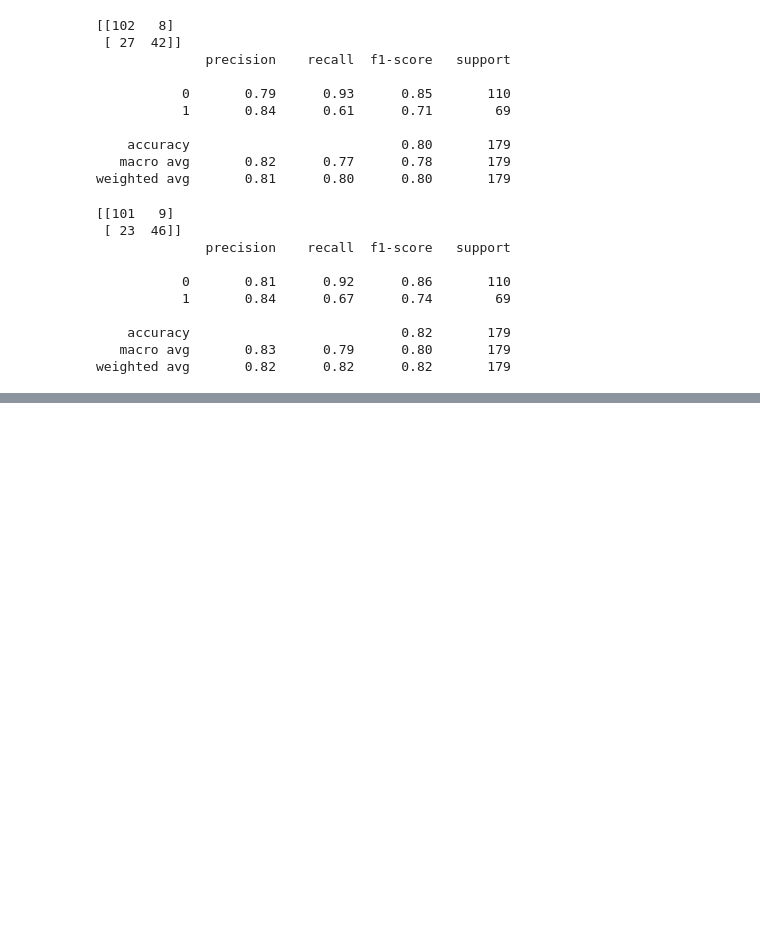
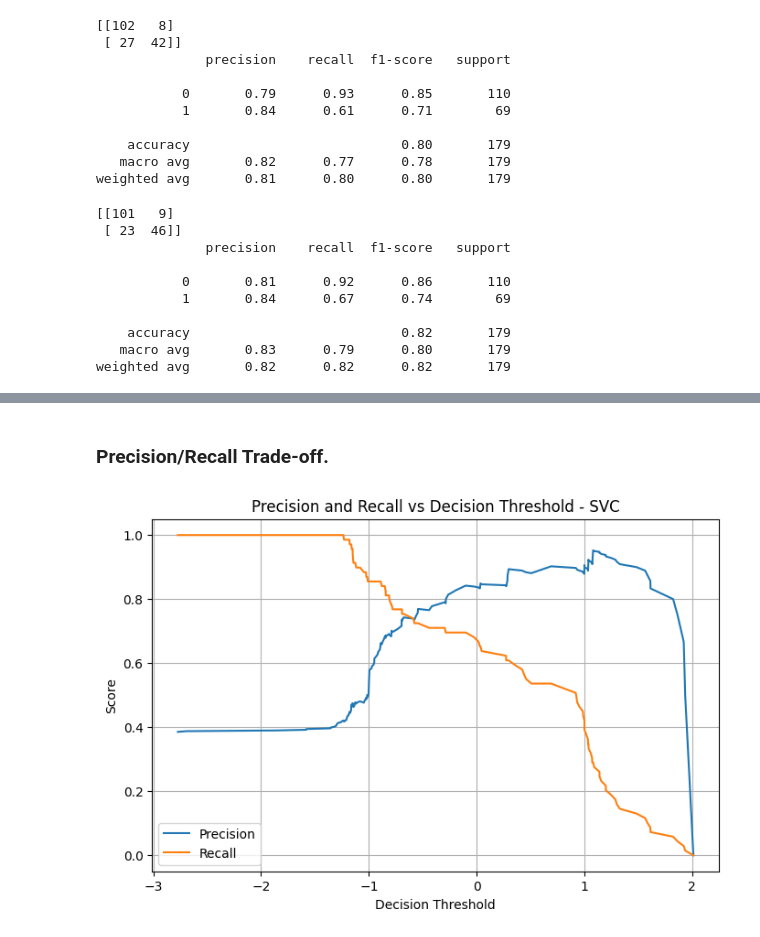
Before and after one commit to tyudope/hands-on-ml-geron, a Jupyter notebook: part_01_fundamentals_of_machine_learning/chapter_03_classification/titanic/titanic_classifier.ipynb, the cells around one changed output, grey strips where cells are left out. Drawn from its saved outputs; the diff is of its cells as text; code cells hidden in the pictures; blank space fills up the shorter version.

```diff
--- a/part_01_fundamentals_of_machine_learning/chapter_03_classification/titanic/titanic_classifier.ipynb
+++ b/part_01_fundamentals_of_machine_learning/chapter_03_classification/titanic/titanic_classifier.ipynb
@@ -553,0 +603,21 @@ weighted avg       0.82      0.82      0.82       179
+# %% [markdown]
+### Precision/Recall Trade-off.
+# %%
+y_val_scores = svc_best.decision_function(X_val)
+from sklearn.metrics import precision_recall_curve
+
+precisions, recalls, thresholds = precision_recall_curve(y_val, y_val_scores)
+# %%
+import matplotlib.pyplot as plt
+
+plt.figure(figsize = (8,5))
+plt.plot(thresholds, precisions[:-1], label = "Precision")
+plt.plot(thresholds, recalls[:-1], label = "Recall")
+plt.xlabel("Decision Threshold")
+plt.ylabel("Score")
+plt.title("Precision and Recall vs Decision Threshold - SVC")
+plt.legend()
+plt.grid(True)
+plt.show()
+# %% [output]
+[figure, added]
```
Also changed, not shown: parts of 3 cells of this notebook.
